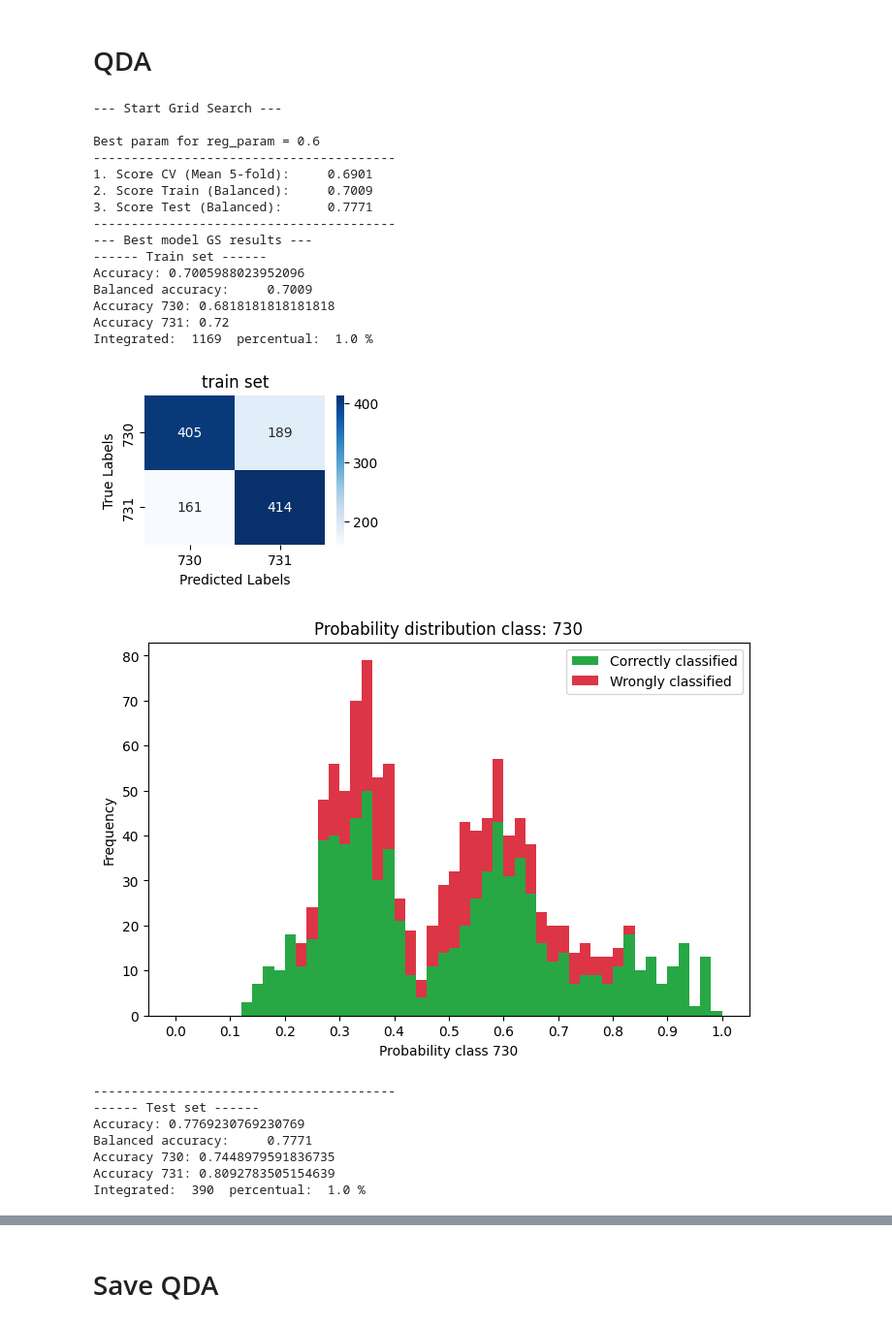
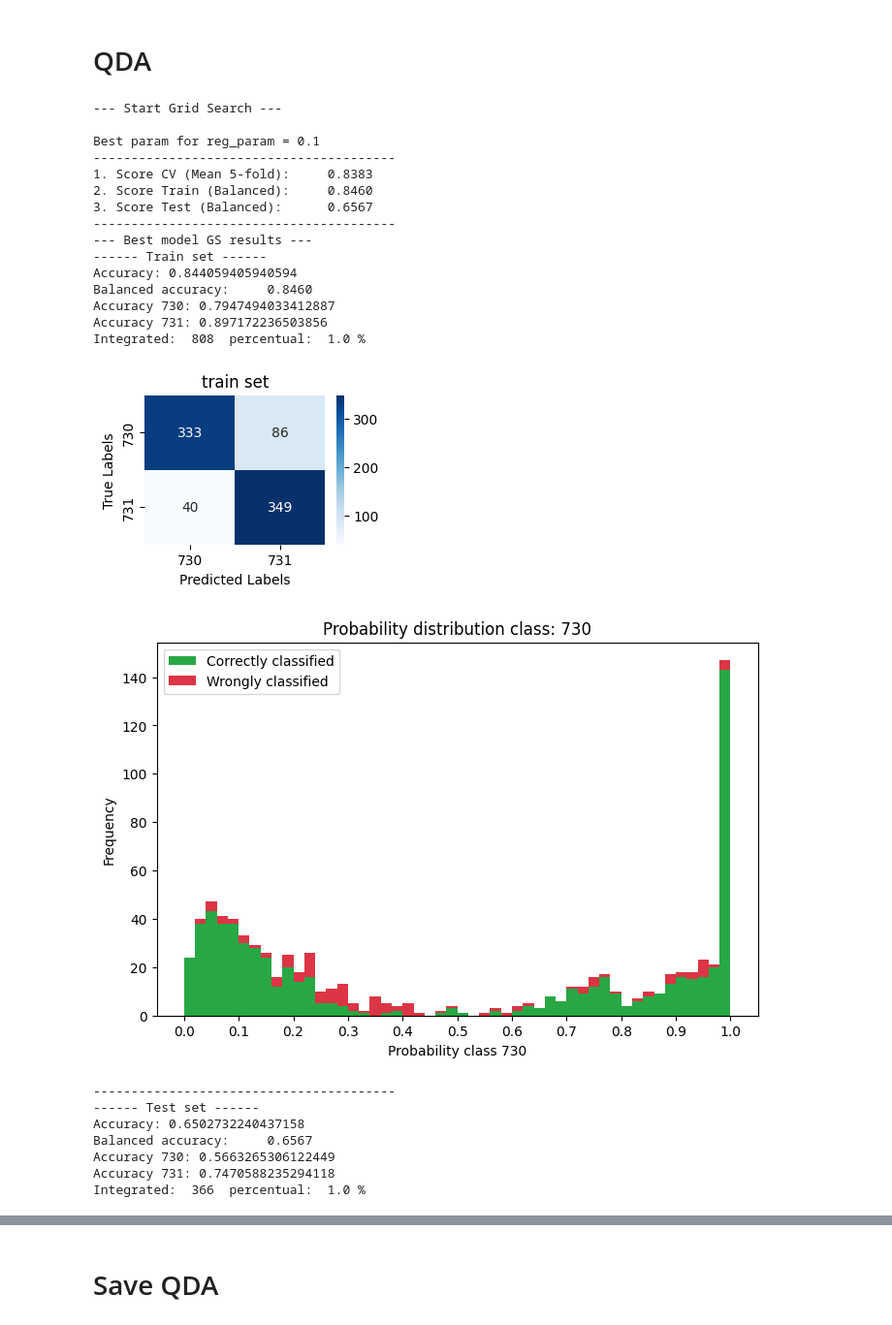
Before and after one commit to neurorobotics-iaslab/qda_cvsa, a Jupyter notebook: create_qda/create_qda.ipynb, the cells around one changed output, grey strips where cells are left out. Shown at 97% size. Saved outputs shown, nothing was run; the diff lists cells and outputs as text; code cells hidden in the pictures.

```diff
--- a/create_qda/create_qda.ipynb
+++ b/create_qda/create_qda.ipynb
@@ -27,7 +27,7 @@ def fix_mat(data):
     else:
         return data
 # %%
-data_name = 'data_c7_03122025_110613' # to do metti le ore del giorno in cui alleni
+data_name = 'data_c7_11122025_105613' # to do metti le ore del giorno in cui alleni
 cluster_name = 'gmm'
 path = './datasets/' + cluster_name + '/' + data_name + '.mat'
 data = loadmat(path)
@@ -39,23 +39,21 @@ files = fix_mat(data['filenames'])
 subject = data_name[5:7] # fixed position for the subject code
 day = data_name[8:] # fixed position for the day code
 kmeans_file = fix_mat(data['gmm_file'])
+groups = fix_mat(data['trials']).ravel()
 
 X = fix_mat(data['X'])
 X = np.log(X) ######################## log-transform the data
 X = X[:,idx_ch_occipital]
 y = fix_mat(data['y']).ravel()
 
-#X_train, X_test, y_train, y_test = train_test_split(X, y, test_size=percentual_test, shuffle=True, random_state=42, stratify=y)
-X_train, X_test, y_train, y_test = train_test_split(X, y, test_size=percentual_test, shuffle=False, random_state=42)
+gss = GroupShuffleSplit(n_splits=1, test_size=0.25, random_state=42) # divide the data ensuring that trials are not split between train and test
+train_idx, test_idx = next(gss.split(X, y, groups=groups))
 
-unique_train, counts_train = np.unique(y_train, return_counts=True)
-unique_test, counts_test = np.unique(y_test, return_counts=True)
+X_train, X_test = X[train_idx], X[test_idx]
+y_train, y_test = y[train_idx], y[test_idx]
+groups_train = groups[train_idx]
 
-print("--- Counting class Training Set ---")
-print(dict(zip(unique_train, counts_train)))
-print('X shape: ', X_train.shape, ', y shape:', y_train.shape)
-
-print("\n--- Counting class Test Set ---")
-print(dict(zip(unique_test, counts_test)))
-print('X shape: ', X_test.shape, ', y shape: ', y_test.shape)
+print(f"Total samples: {len(X)}")
+print(f"Samples for Train: {len(X_train)} (Trial: {len(np.unique(groups_train))}), 730: {sum(y_train==classes[0])}, 731: {sum(y_train==classes[1])}")
+print(f"Samples for Test: {len(X_test)} (Trial: {len(np.unique(groups[test_idx]))}), 730: {sum(y_test==classes[0])}, 731: {sum(y_test==classes[1])}")
 # %% [output]
@@ -149,19 +143,20 @@ ths_rej = [0.5, 0.5]
 bins_step = 0.02
 
 param_grid = {
-    'reg_param': [0.0, 0.05, 0.1, 0.15, 0.2, 0.3, 0.4, 0.5, 0.6, 0.7, 0.8, 0.9],
+    'reg_param': [0.001, 0.01, 0.05, 0.1, 0.15, 0.2, 0.25, 0.3, 0.4, 0.5],
     'priors': [[0.5, 0.5]]
 }
 
 print("--- Start Grid Search ---")
+gkf = GroupKFold(n_splits=5)
 
 grid_search = GridSearchCV(
     estimator=QuadraticDiscriminantAnalysis(),
     param_grid=param_grid,
-    cv=5,
+    cv=gkf,
     n_jobs=-1,
     scoring='balanced_accuracy'
-).fit(X_train, y_train)
+).fit(X_train, y_train, groups=groups_train)
 
 model_qda = grid_search.best_estimator_
 best_params = grid_search.best_params_
@@ -171,48 +166,48 @@ y_pred_test  = model_qda.predict(X_test)
 
 score_train = balanced_accuracy_score(y_train, y_pred_train)
 score_test  = balanced_accuracy_score(y_test, y_pred_test)
 
 print(f"\nBest param for reg_param = {best_params['reg_param']}")
 print("-" * 40)
 print(f"1. Score CV (Mean 5-fold):     {grid_search.best_score_:.4f}")
 print(f"2. Score Train (Balanced):     {score_train:.4f}")
 print(f"3. Score Test (Balanced):      {score_test:.4f}")
 print("-" * 40)
 
 print("--- Best model GS results ---")
 print("------ Train set ------")
 print_cm_rej(model_qda, X_train, y_train, ths_rej, 'train set',  ['730', '731'])
 histo_prediction(X_train, y_train, model_qda, bins_step, classes)
 print("-" * 40)
 print("------ Test set ------")
 print_cm_rej(model_qda, X_test,  y_test,  ths_rej, 'test set',  ['730', '731'])
 histo_prediction(X_test, y_test, model_qda, bins_step, classes)
 print("-" * 40)
 print("------ All dataset ------")
 print_cm_rej(model_qda, X,  y,  ths_rej, 'all dataset',  ['730', '731'])
 histo_prediction(X, y, model_qda, bins_step, classes)
 # %% [output]
 --- Start Grid Search ---
 
-Best param for reg_param = 0.6
+Best param for reg_param = 0.1
 ----------------------------------------
-1. Score CV (Mean 5-fold):     0.6901
-2. Score Train (Balanced):     0.7009
-3. Score Test (Balanced):      0.7771
+1. Score CV (Mean 5-fold):     0.8383
+2. Score Train (Balanced):     0.8460
+3. Score Test (Balanced):      0.6567
 ----------------------------------------
 --- Best model GS results ---
 ------ Train set ------
-Accuracy: 0.7005988023952096
-Balanced accuracy:     0.7009
-Accuracy 730: 0.6818181818181818
-Accuracy 731: 0.72
-Integrated:  1169  percentual:  1.0 %
+Accuracy: 0.844059405940594
+Balanced accuracy:     0.8460
+Accuracy 730: 0.7947494033412887
+Accuracy 731: 0.897172236503856
+Integrated:  808  percentual:  1.0 %
-[figure, old version]
+[figure, new version]
-[figure, old version]
+[figure, new version]
 ----------------------------------------
 ------ Test set ------
-Accuracy: 0.7769230769230769
-Balanced accuracy:     0.7771
-Accuracy 730: 0.7448979591836735
-Accuracy 731: 0.8092783505154639
-Integrated:  390  percentual:  1.0 %
+Accuracy: 0.6502732240437158
+Balanced accuracy:     0.6567
+Accuracy 730: 0.5663265306122449
+Accuracy 731: 0.7470588235294118
+Integrated:  366  percentual:  1.0 %
```
Also changed, not shown: parts of 5 cells of this notebook.
